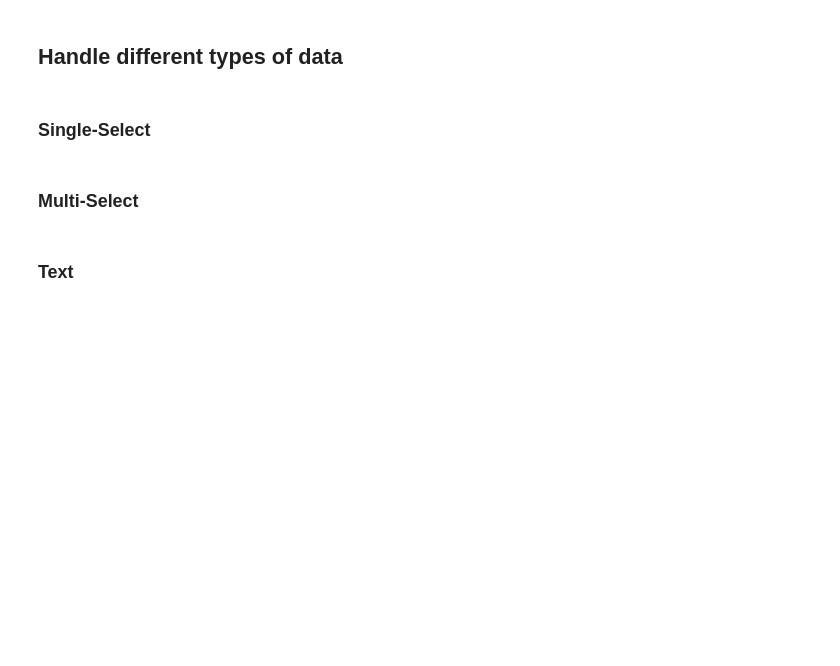
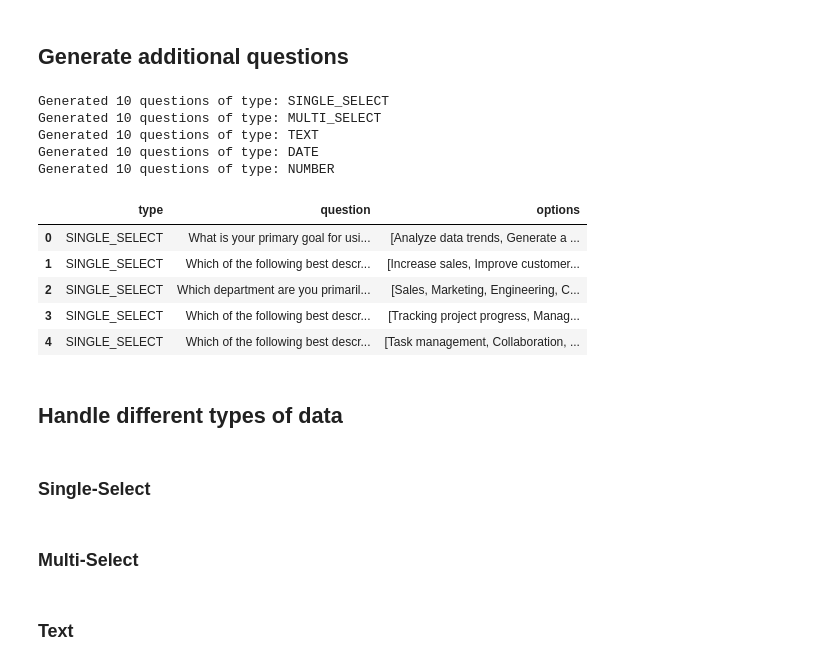
Before and after one commit to croco22/CapstoneProjectTDS, a Jupyter notebook: notebooks/Generate_QA_Dataset.ipynb, the cells around one changed output. Saved outputs shown, nothing was run; the diff lists cells and outputs as text; code cells hidden in the pictures; blank space fills up the shorter version.

```diff
--- a/notebooks/Generate_QA_Dataset.ipynb
+++ b/notebooks/Generate_QA_Dataset.ipynb
@@ -30,0 +67,2 @@ def pause():
+# %% [markdown]
+## Generate additional questions
@@ -31,3 +97,42 @@ def pause():
+# %%
+add_data = list()
+n_questions_per_type = 10
+
+for t in df['type'].unique():
+    for _ in range(n_questions_per_type):
+        if t == "SINGLE_SELECT":
+            question, options = ast.literal_eval(generate_text(select_question))
+        elif t == "MULTI_SELECT":
+            question, options = ast.literal_eval(generate_text(select_question))
+        elif t == "TEXT":
+            question, options = generate_text(text_question), None
+        elif t == "DATE":
+            question, options = generate_text(date_question), None
+        elif t == "NUMBER":
+            question, options = generate_text(number_question), None
+        else:
+            exit(f"Unhandled question type: {t}")
+
+        add_data.append({"type": t, "question": question, "options": options})
+
+    time.sleep(30)
+    print(f"Generated {n_questions_per_type} questions of type: {t}")
+
+add_df = pd.DataFrame(add_data)
+
+add_df.head()
+# %% [output]
+Generated 10 questions of type: SINGLE_SELECT
+Generated 10 questions of type: MULTI_SELECT
+Generated 10 questions of type: TEXT
+Generated 10 questions of type: DATE
+Generated 10 questions of type: NUMBER
+|  | type | question | options |
+| 0 | SINGLE_SELECT | What is your primary goal for usi... | [Analyze data trends, Generate a ... |
+| 1 | SINGLE_SELECT | Which of the following best descr... | [Increase sales, Improve customer... |
+| 2 | SINGLE_SELECT | Which department are you primaril... | [Sales, Marketing, Engineering, C... |
+| 3 | SINGLE_SELECT | Which of the following best descr... | [Tracking project progress, Manag... |
+| 4 | SINGLE_SELECT | Which of the following best descr... | [Task management, Collaboration, ... |
 # %% [markdown]
 ## Handle different types of data
 # %%
```
Also changed, not shown: parts of 19 cells of this notebook.
